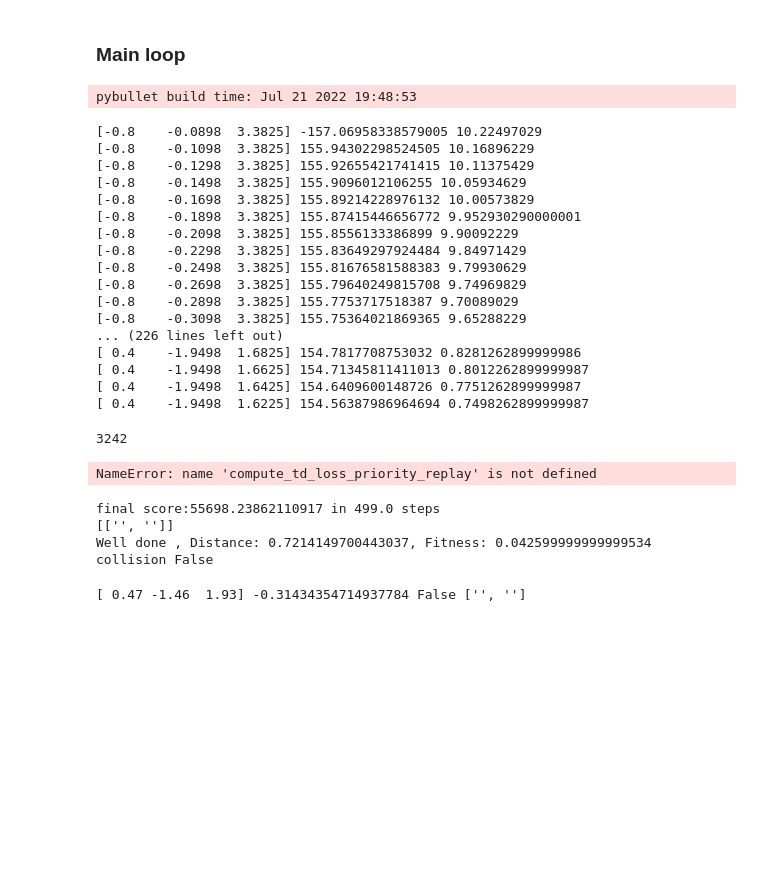
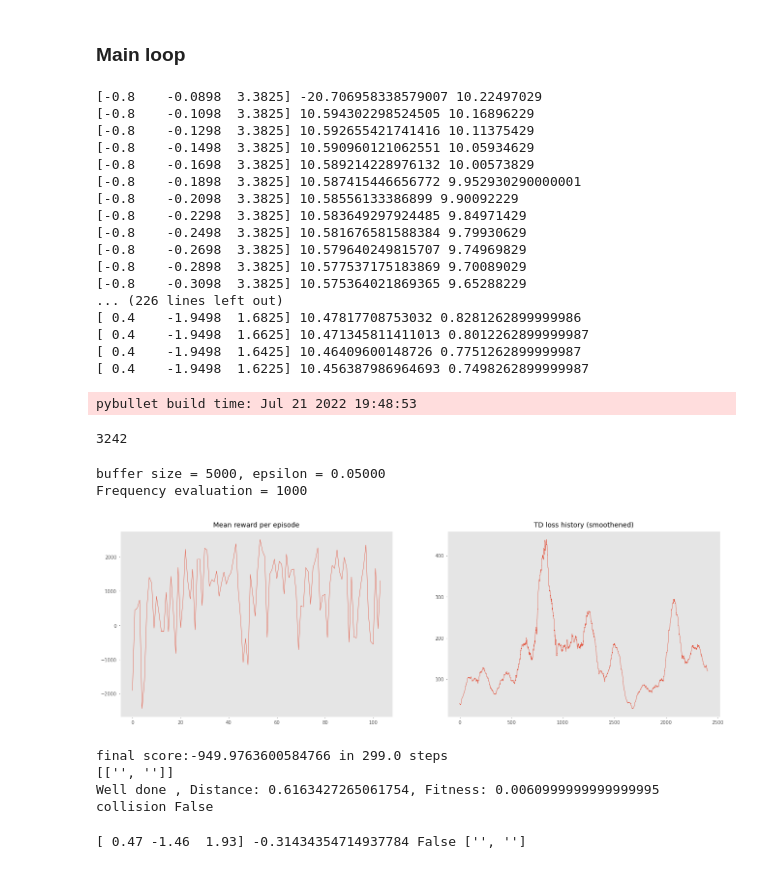
Before and after one commit to tanielfranklin/Reinforcement, a Jupyter notebook: DQN_panda_obs/DQN_panda_prioritize_replay.ipynb, the cells around one changed output. Saved outputs shown, nothing was run; the diff lists cells and outputs as text; code cells hidden in the pictures; blank space fills up the shorter version.

```diff
--- a/DQN_panda_obs/DQN_panda_prioritize_replay.ipynb
+++ b/DQN_panda_obs/DQN_panda_prioritize_replay.ipynb
@@ -76,9 +76,9 @@ state_shape = 3
 env=Panda_RL()
 agent=DQNAgent(state_shape, epsilon=0).to(device)
 env.delta=0.02
-RESTORE_AGENT=False # Restore a trained agent
+RESTORE_AGENT=True # Restore a trained agent
 NEW_BUFFER=True # Restore a buffer
-TRAIN=True # Train or only simulate
+TRAIN=False # Train or only simulate
 env.renderize=True #stop robot viewing
 # %%
 if RESTORE_AGENT:
@@ -157,7 +157,7 @@ T_end
 # %%
 # Fill buffer with samples collected ramdomly from environment
 buffer_len=5000
-tmax=300
+tmax=500
 env.renderize=False
 if NEW_BUFFER:
     exp_replay = PrioritizedReplayBuffer(buffer_len)
@@ -184,24 +184,24 @@ if NEW_BUFFER:
         exp_replay.add(s, a, r, pos, done)
         print(pos,r,env.fitness())
 # %% [output]
-pybullet build time: Jul 21 2022 19:48:53
+[-0.8    -0.0898  3.3825] -20.706958338579007 10.22497029
+[-0.8    -0.1098  3.3825] 10.594302298524505 10.16896229
+[-0.8    -0.1298  3.3825] 10.592655421741416 10.11375429
+[-0.8    -0.1498  3.3825] 10.590960121062551 10.05934629
+[-0.8    -0.1698  3.3825] 10.589214228976132 10.00573829
+[-0.8    -0.1898  3.3825] 10.587415446656772 9.952930290000001
+[-0.8    -0.2098  3.3825] 10.58556133386899 9.90092229
+[-0.8    -0.2298  3.3825] 10.583649297924485 9.84971429
+[-0.8    -0.2498  3.3825] 10.581676581588384 9.79930629
+[-0.8    -0.2698  3.3825] 10.579640249815707 9.74969829
+[-0.8    -0.2898  3.3825] 10.577537175183869 9.70089029
+[-0.8    -0.3098  3.3825] 10.575364021869365 9.65288229
+... (226 lines left out)
+[ 0.4    -1.9498  1.6825] 10.47817708753032 0.8281262899999986
+[ 0.4    -1.9498  1.6625] 10.471345811411013 0.8012262899999987
+[ 0.4    -1.9498  1.6425] 10.46409600148726 0.7751262899999987
+[ 0.4    -1.9498  1.6225] 10.456387986964693 0.7498262899999987
-[-0.8    -0.0898  3.3825] -157.06958338579005 10.22497029
-[-0.8    -0.1098  3.3825] 155.94302298524505 10.16896229
-[-0.8    -0.1298  3.3825] 155.92655421741415 10.11375429
-[-0.8    -0.1498  3.3825] 155.9096012106255 10.05934629
-[-0.8    -0.1698  3.3825] 155.89214228976132 10.00573829
-[-0.8    -0.1898  3.3825] 155.87415446656772 9.952930290000001
-[-0.8    -0.2098  3.3825] 155.8556133386899 9.90092229
-[-0.8    -0.2298  3.3825] 155.83649297924484 9.84971429
-[-0.8    -0.2498  3.3825] 155.81676581588383 9.79930629
-[-0.8    -0.2698  3.3825] 155.79640249815708 9.74969829
-[-0.8    -0.2898  3.3825] 155.7753717518387 9.70089029
-[-0.8    -0.3098  3.3825] 155.75364021869365 9.65288229
-... (226 lines left out)
-[ 0.4    -1.9498  1.6825] 154.7817708753032 0.8281262899999986
-[ 0.4    -1.9498  1.6625] 154.71345811411013 0.8012262899999987
-[ 0.4    -1.9498  1.6425] 154.6409600148726 0.7751262899999987
-[ 0.4    -1.9498  1.6225] 154.56387986964694 0.7498262899999987
+pybullet build time: Jul 21 2022 19:48:53
 # %%
 
 # exp_replay = ReplayBuffer(buffer_len)
@@ -236,11 +236,11 @@ percentage_of_total_steps=0.9
 #setup some parameters for training
 timesteps_per_epoch = 1
 batch_size = 64
-total_steps = 1 * 10**3
+total_steps = 20* 10**3
 #total_steps = 10
 
 #init Optimizer
-opt = torch.optim.Adam(agent.parameters(), lr=1e-3)
+opt = torch.optim.Adam(agent.parameters(), lr=1e-4)
 
 # set exploration epsilon
 start_epsilon = 1
@@ -250,7 +250,7 @@ eps_decay_final_step = percentage_of_total_steps*total_steps
 # setup some frequency for logging and updating target network
 loss_freq = 40
 refresh_target_network_freq = 100
-eval_freq = 500
+eval_freq = 1000
 
 # to clip the gradients
 max_grad_norm = 5000
@@ -286,46 +286,48 @@ if TRAIN:
         opt.zero_grad()
 
         if step % loss_freq == 0:
             td_loss_history_prio.append(loss.data.cpu().item())
 
         if step % refresh_target_network_freq == 0:
             # Load agent weights into target_network
             target_network.load_state_dict(agent.state_dict())
 
         if step % eval_freq == 0:
             # eval the agent
-            mean_rw_history_prio.append(evaluate(env, agent, n_games=40, greedy=True, t_max=tmax)[0] )
+            mean_rw_history_prio.append(evaluate(env, agent, n_games=50, greedy=True, t_max=tmax)[0] )
 
             clear_output(True)
             print("buffer size = %i, epsilon = %.5f" %
                 (len(exp_replay), agent.epsilon))
             print(f"Frequency evaluation = {eval_freq}")
 
             plt.figure(figsize=[16, 5])
             plt.subplot(1, 2, 1)
             plt.title("Mean reward per episode")
             plt.plot(mean_rw_history_prio)
             plt.grid()
 
             assert not np.isnan(td_loss_history_prio[-1])
             plt.subplot(1, 2, 2)
             plt.title("TD loss history (smoothened)")
             plt.plot(smoothen(td_loss_history_prio))
             plt.grid()
             plt.show()
 # %% [output]
-NameError: name 'compute_td_loss_priority_replay' is not defined
+buffer size = 5000, epsilon = 0.05000
+Frequency evaluation = 1000
+[figure, added]
 # %%
 env.renderize=True
-final_score,m_steps,infos = evaluate(env,agent, n_games=1, greedy=True, t_max=500)
+final_score,m_steps,infos = evaluate(env,agent, n_games=1, greedy=True, t_max=300)
 print(f'final score:{final_score} in {m_steps} steps')
 print(infos)
 print(f'Well done , Distance: {env.distance()}, Fitness: {env.fitness()}')
 print(f"collision {env.detect_collision()[0]}")
 # %% [output]
-final score:55698.23862110917 in 499.0 steps
+final score:-949.9763600584766 in 299.0 steps
 [['', '']]
-Well done , Distance: 0.7214149700443037, Fitness: 0.042599999999999534
+Well done , Distance: 0.6163427265061754, Fitness: 0.0060999999999999995
 collision False
 # %%
 SAVE_AGENT=False
```
Also changed, not shown: parts of 1 cell of this notebook, 4 other files.
